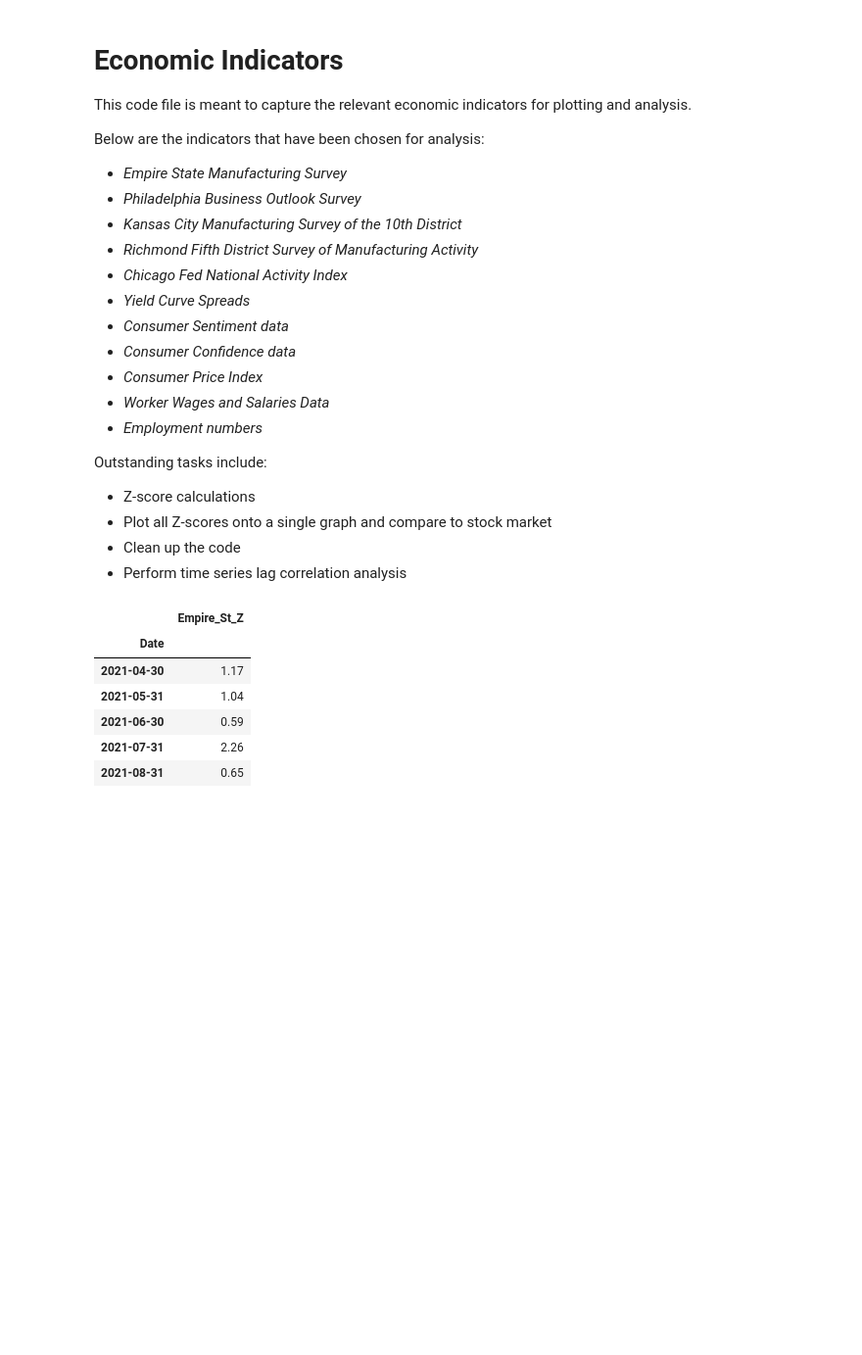
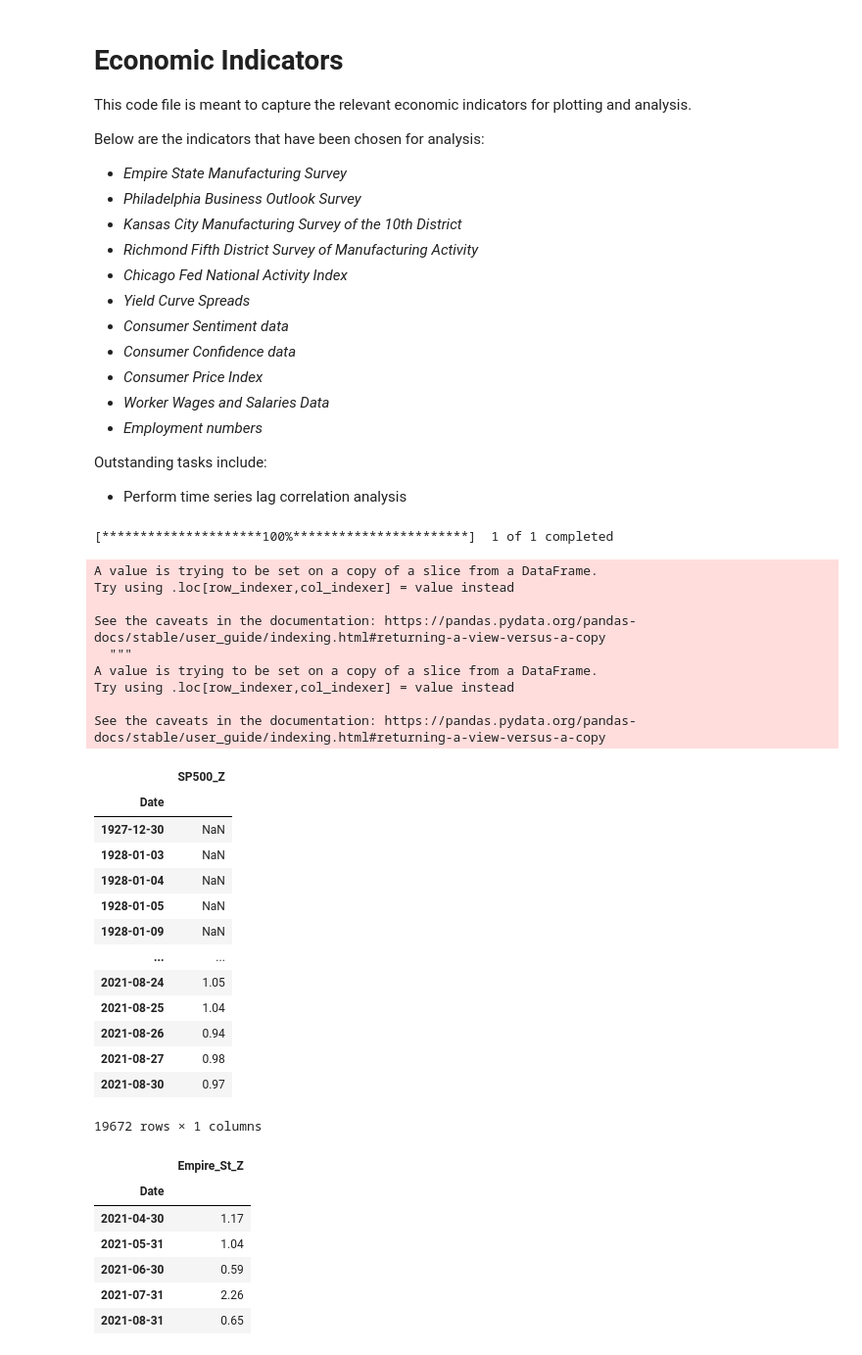
Before and after one commit to obsessedquant/GeoLocation-Vs-Covid-Analysis-and-Visualization, a Jupyter notebook: sam/Economic_Indicators.ipynb, the cells around one changed output. Shown at 98% size. Cells and saved outputs as stored; diff of their text form; code cells hidden in the pictures; blank space fills up the shorter version.

```diff
--- a/sam/Economic_Indicators.ipynb
+++ b/sam/Economic_Indicators.ipynb
@@ -17,7 +17,4 @@ Below are the indicators that have been chosen for analysis:
 * *Employment numbers*
 
 Outstanding tasks include:
-* Z-score calculations
-* Plot all Z-scores onto a single graph and compare to stock market
-* Clean up the code
 * Perform time series lag correlation analysis
@@ -34,3 +31,37 @@ import numpy as np
+# %%
+sp500_data = yf.download('^GSPC')
+sp500_data['YoY_Pct_Chg'] = (sp500_data['Close'] - sp500_data['Close'].shift(252)) / sp500_data['Close'].shift(252) * 100
+sp500_data['YoY_Pct_Chg'] = sp500_data['YoY_Pct_Chg'].round(2)
+stock_df = sp500_data[['YoY_Pct_Chg']]
+stock_df['SP500_Z'] = (stock_df['YoY_Pct_Chg'] - stock_df['YoY_Pct_Chg'].mean()) / stock_df['YoY_Pct_Chg'].std()
+stock_df['SP500_Z'] = stock_df['SP500_Z'].round(2)
+stock_z_df = stock_df[['SP500_Z']]
+stock_z_df
+# %% [output]
+[*********************100%***********************]  1 of 1 completed
+A value is trying to be set on a copy of a slice from a DataFrame.
+Try using .loc[row_indexer,col_indexer] = value instead
+
+See the caveats in the documentation: https://pandas.pydata.org/pandas-docs/stable/user_guide/indexing.html#returning-a-view-versus-a-copy
+  """
+A value is trying to be set on a copy of a slice from a DataFrame.
+Try using .loc[row_indexer,col_indexer] = value instead
+
+See the caveats in the documentation: https://pandas.pydata.org/pandas-docs/stable/user_guide/indexing.html#returning-a-view-versus-a-copy
+|  | SP500_Z |
+| Date |  |
+| 1927-12-30 | NaN |
+| 1928-01-03 | NaN |
+| 1928-01-04 | NaN |
+| 1928-01-05 | NaN |
+| 1928-01-09 | NaN |
+| ... | ... |
+| 2021-08-24 | 1.05 |
+| 2021-08-25 | 1.04 |
+| 2021-08-26 | 0.94 |
+| 2021-08-27 | 0.98 |
+| 2021-08-30 | 0.97 |
+19672 rows × 1 columns
 # %%
 # Read data
 # New York Empire State data
```
Also changed, not shown: parts of 20 cells of this notebook, 2 other files.
